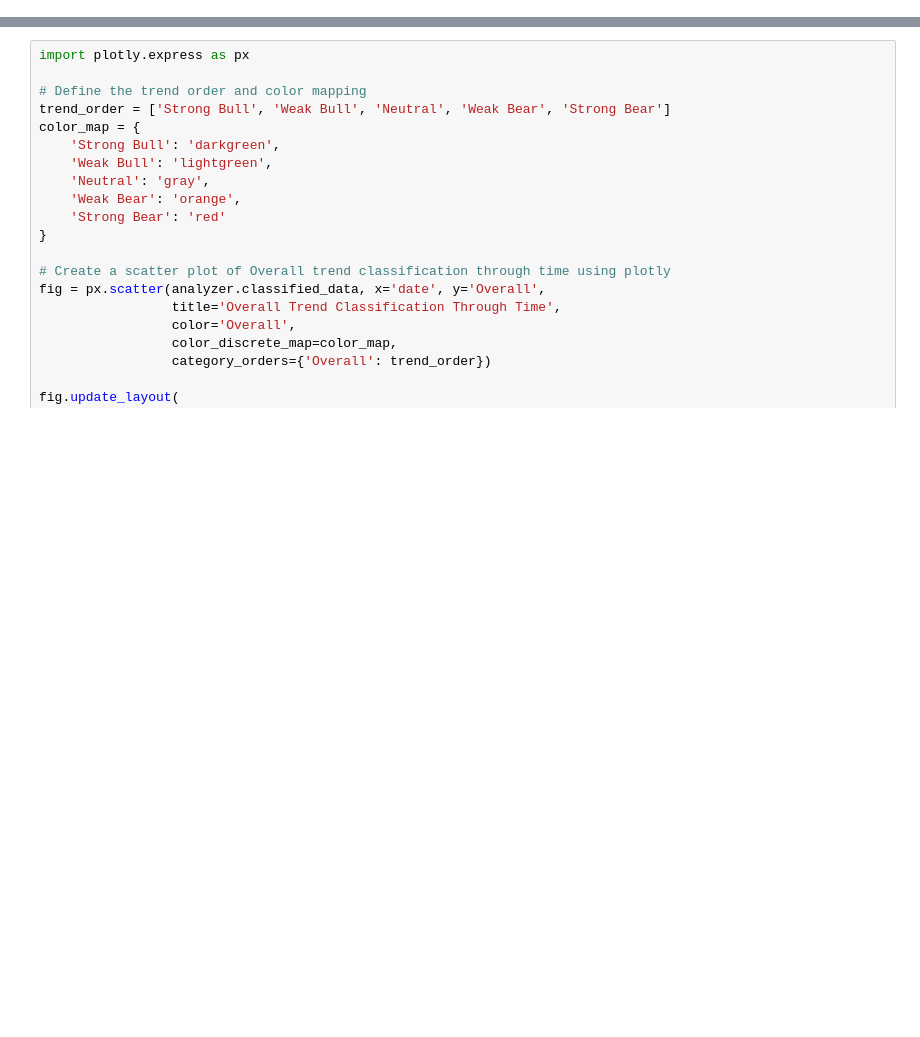
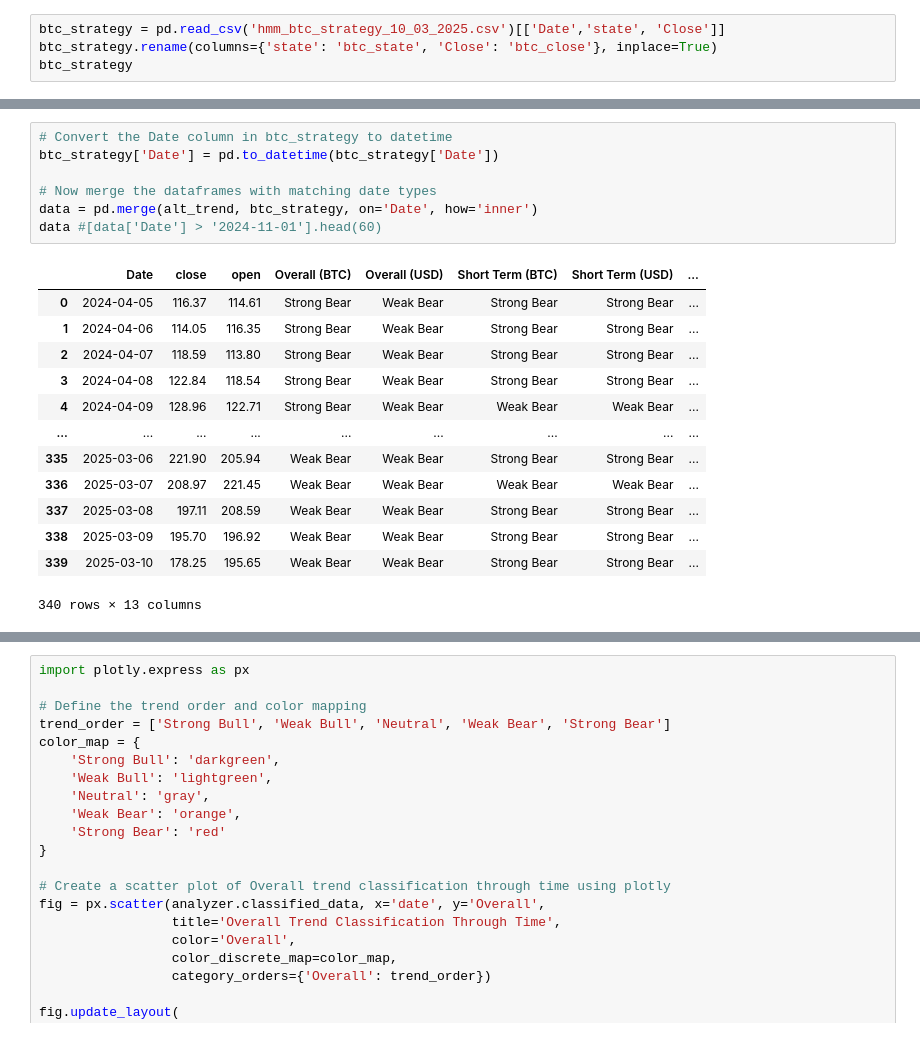
Before and after one commit to GabriellaAM/missioncontrolproject, a Jupyter notebook: ALT_MODEL.ipynb, the cells around one changed output, grey strips where cells are left out. Saved outputs shown, nothing was run; the diff lists cells and outputs as text; blank space fills up the shorter version.

Commit message:
implemented first trials on alt strategy successfully

```diff
--- a/ALT_MODEL.ipynb
+++ b/ALT_MODEL.ipynb
@@ -259,0 +588,4 @@ Table data: {'Ticker': ['RENDER-TOKEN'], 'Short Term Trend': ['Strong Bear'], 'M
+# %%
+btc_strategy = pd.read_csv('hmm_btc_strategy_10_03_2025.csv')[['Date','state', 'Close']]
+btc_strategy.rename(columns={'state': 'btc_state', 'Close': 'btc_close'}, inplace=True)
+btc_strategy
@@ -259,0 +606,21 @@ Table data: {'Ticker': ['RENDER-TOKEN'], 'Short Term Trend': ['Strong Bear'], 'M
+# %%
+# Convert the Date column in btc_strategy to datetime
+btc_strategy['Date'] = pd.to_datetime(btc_strategy['Date'])
+
+# Now merge the dataframes with matching date types
+data = pd.merge(alt_trend, btc_strategy, on='Date', how='inner')
+data #[data['Date'] > '2024-11-01'].head(60)
+# %% [output]
+|  | Date | close | open | Overall (BTC) | Overall (USD) | Short Term (BTC) | Short Term (USD) | ... |
+| 0 | 2024-04-05 | 116.37 | 114.61 | Strong Bear | Weak Bear | Strong Bear | Strong Bear | ... |
+| 1 | 2024-04-06 | 114.05 | 116.35 | Strong Bear | Weak Bear | Strong Bear | Strong Bear | ... |
+| 2 | 2024-04-07 | 118.59 | 113.80 | Strong Bear | Weak Bear | Strong Bear | Strong Bear | ... |
+| 3 | 2024-04-08 | 122.84 | 118.54 | Strong Bear | Weak Bear | Strong Bear | Strong Bear | ... |
+| 4 | 2024-04-09 | 128.96 | 122.71 | Strong Bear | Weak Bear | Weak Bear | Weak Bear | ... |
+| ... | ... | ... | ... | ... | ... | ... | ... | ... |
+| 335 | 2025-03-06 | 221.90 | 205.94 | Weak Bear | Weak Bear | Strong Bear | Strong Bear | ... |
+| 336 | 2025-03-07 | 208.97 | 221.45 | Weak Bear | Weak Bear | Weak Bear | Weak Bear | ... |
+| 337 | 2025-03-08 | 197.11 | 208.59 | Weak Bear | Weak Bear | Strong Bear | Strong Bear | ... |
+| 338 | 2025-03-09 | 195.70 | 196.92 | Weak Bear | Weak Bear | Strong Bear | Strong Bear | ... |
+| 339 | 2025-03-10 | 178.25 | 195.65 | Weak Bear | Weak Bear | Strong Bear | Strong Bear | ... |
+340 rows × 13 columns
```
Also changed, not shown: parts of 13 cells of this notebook, 7 other files.
